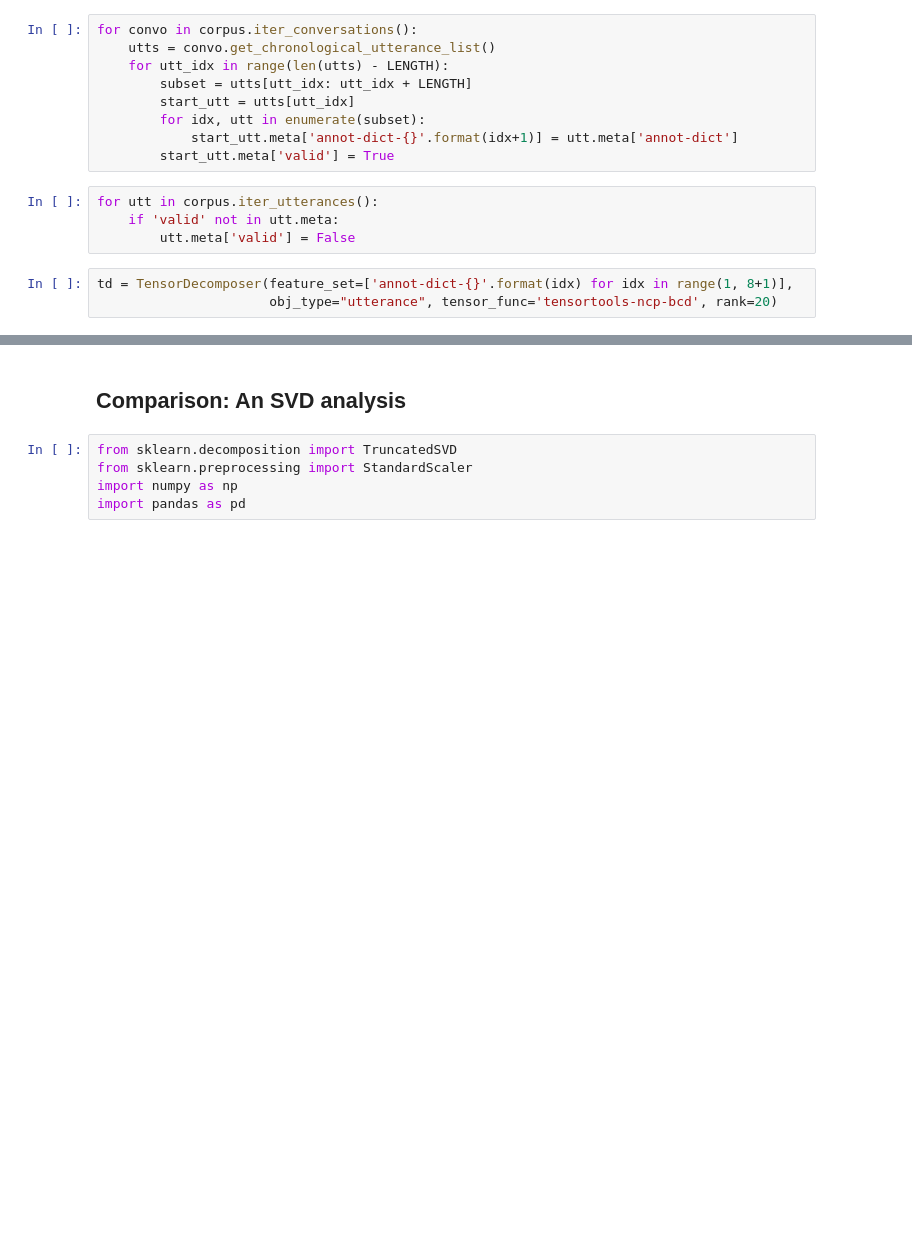
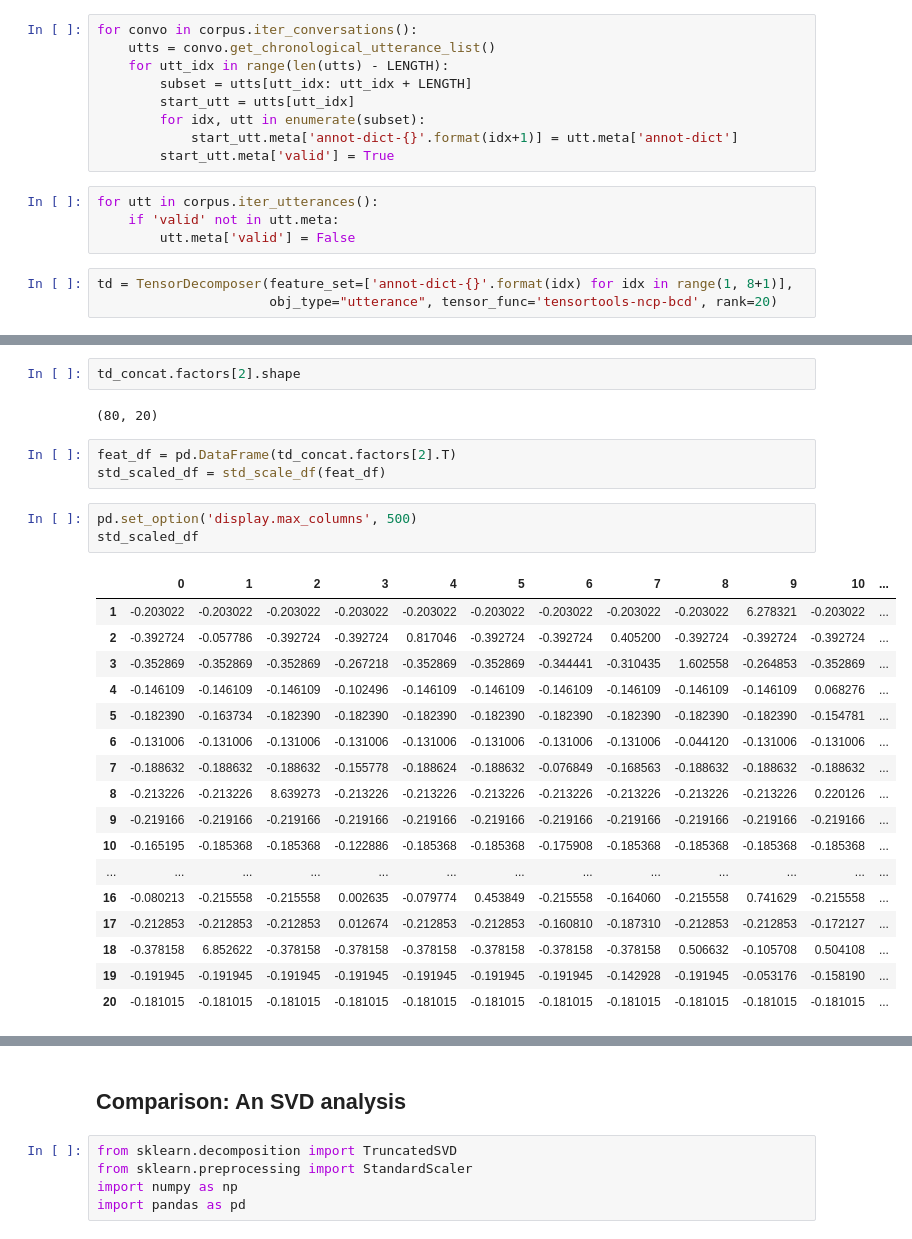
Before and after one commit to rgangela99/Cornell-Conversational-Analysis-Toolkit, a Jupyter notebook: convokit/tensor_decomposer/experiments/coarse-discourse-TCA-augmented.ipynb, the cells around one changed output, grey strips where cells are left out. Drawn from its saved outputs; the diff is of its cells as text; blank space fills up the shorter version.

```diff
--- a/convokit/tensor_decomposer/experiments/coarse-discourse-TCA-augmented.ipynb
+++ b/convokit/tensor_decomposer/experiments/coarse-discourse-TCA-augmented.ipynb
@@ -142,0 +288,28 @@ Directory already exists. Exiting summarize()
+# %%
+td_concat.factors[2].shape
+# %% [output]
+(80, 20)
+# %%
+feat_df = pd.DataFrame(td_concat.factors[2].T)
+std_scaled_df = std_scale_df(feat_df)
+# %%
+pd.set_option('display.max_columns', 500)
+std_scaled_df
+# %% [output]
+|  | 0 | 1 | 2 | 3 | 4 | 5 | 6 | 7 | 8 | 9 | 10 | ... |
+| 1 | -0.203022 | -0.203022 | -0.203022 | -0.203022 | -0.203022 | -0.203022 | -0.203022 | -0.203022 | -0.203022 | 6.278321 | -0.203022 | ... |
+| 2 | -0.392724 | -0.057786 | -0.392724 | -0.392724 | 0.817046 | -0.392724 | -0.392724 | 0.405200 | -0.392724 | -0.392724 | -0.392724 | ... |
+| 3 | -0.352869 | -0.352869 | -0.352869 | -0.267218 | -0.352869 | -0.352869 | -0.344441 | -0.310435 | 1.602558 | -0.264853 | -0.352869 | ... |
+| 4 | -0.146109 | -0.146109 | -0.146109 | -0.102496 | -0.146109 | -0.146109 | -0.146109 | -0.146109 | -0.146109 | -0.146109 | 0.068276 | ... |
+| 5 | -0.182390 | -0.163734 | -0.182390 | -0.182390 | -0.182390 | -0.182390 | -0.182390 | -0.182390 | -0.182390 | -0.182390 | -0.154781 | ... |
+| 6 | -0.131006 | -0.131006 | -0.131006 | -0.131006 | -0.131006 | -0.131006 | -0.131006 | -0.131006 | -0.044120 | -0.131006 | -0.131006 | ... |
+| 7 | -0.188632 | -0.188632 | -0.188632 | -0.155778 | -0.188624 | -0.188632 | -0.076849 | -0.168563 | -0.188632 | -0.188632 | -0.188632 | ... |
+| 8 | -0.213226 | -0.213226 | 8.639273 | -0.213226 | -0.213226 | -0.213226 | -0.213226 | -0.213226 | -0.213226 | -0.213226 | 0.220126 | ... |
+| 9 | -0.219166 | -0.219166 | -0.219166 | -0.219166 | -0.219166 | -0.219166 | -0.219166 | -0.219166 | -0.219166 | -0.219166 | -0.219166 | ... |
+| 10 | -0.165195 | -0.185368 | -0.185368 | -0.122886 | -0.185368 | -0.185368 | -0.175908 | -0.185368 | -0.185368 | -0.185368 | -0.185368 | ... |
+| ... | ... | ... | ... | ... | ... | ... | ... | ... | ... | ... | ... | ... |
+| 16 | -0.080213 | -0.215558 | -0.215558 | 0.002635 | -0.079774 | 0.453849 | -0.215558 | -0.164060 | -0.215558 | 0.741629 | -0.215558 | ... |
+| 17 | -0.212853 | -0.212853 | -0.212853 | 0.012674 | -0.212853 | -0.212853 | -0.160810 | -0.187310 | -0.212853 | -0.212853 | -0.172127 | ... |
+| 18 | -0.378158 | 6.852622 | -0.378158 | -0.378158 | -0.378158 | -0.378158 | -0.378158 | -0.378158 | 0.506632 | -0.105708 | 0.504108 | ... |
+| 19 | -0.191945 | -0.191945 | -0.191945 | -0.191945 | -0.191945 | -0.191945 | -0.191945 | -0.142928 | -0.191945 | -0.053176 | -0.158190 | ... |
+| 20 | -0.181015 | -0.181015 | -0.181015 | -0.181015 | -0.181015 | -0.181015 | -0.181015 | -0.181015 | -0.181015 | -0.181015 | -0.181015 | ... |
```
Also changed, not shown: parts of 70 cells of this notebook, 3 other files.
